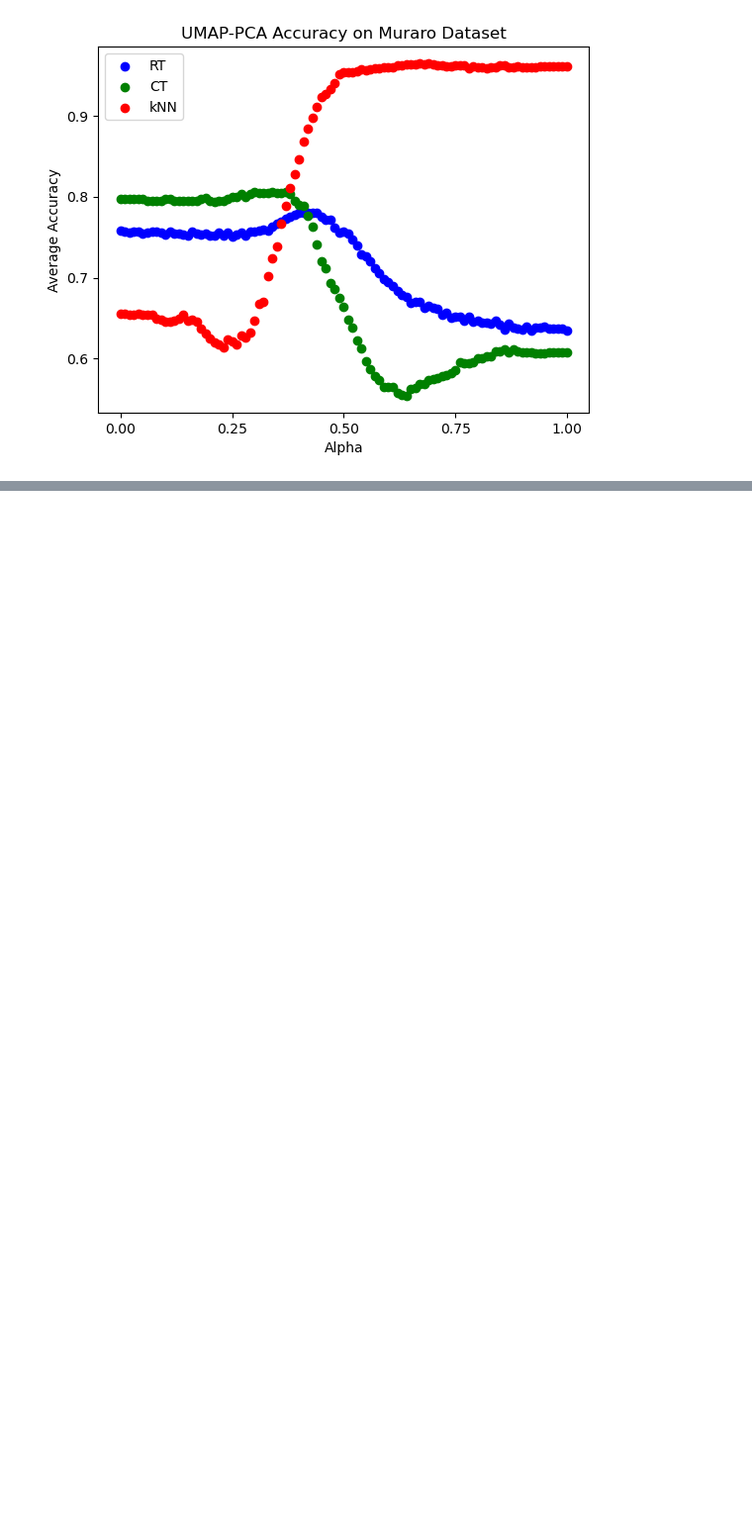
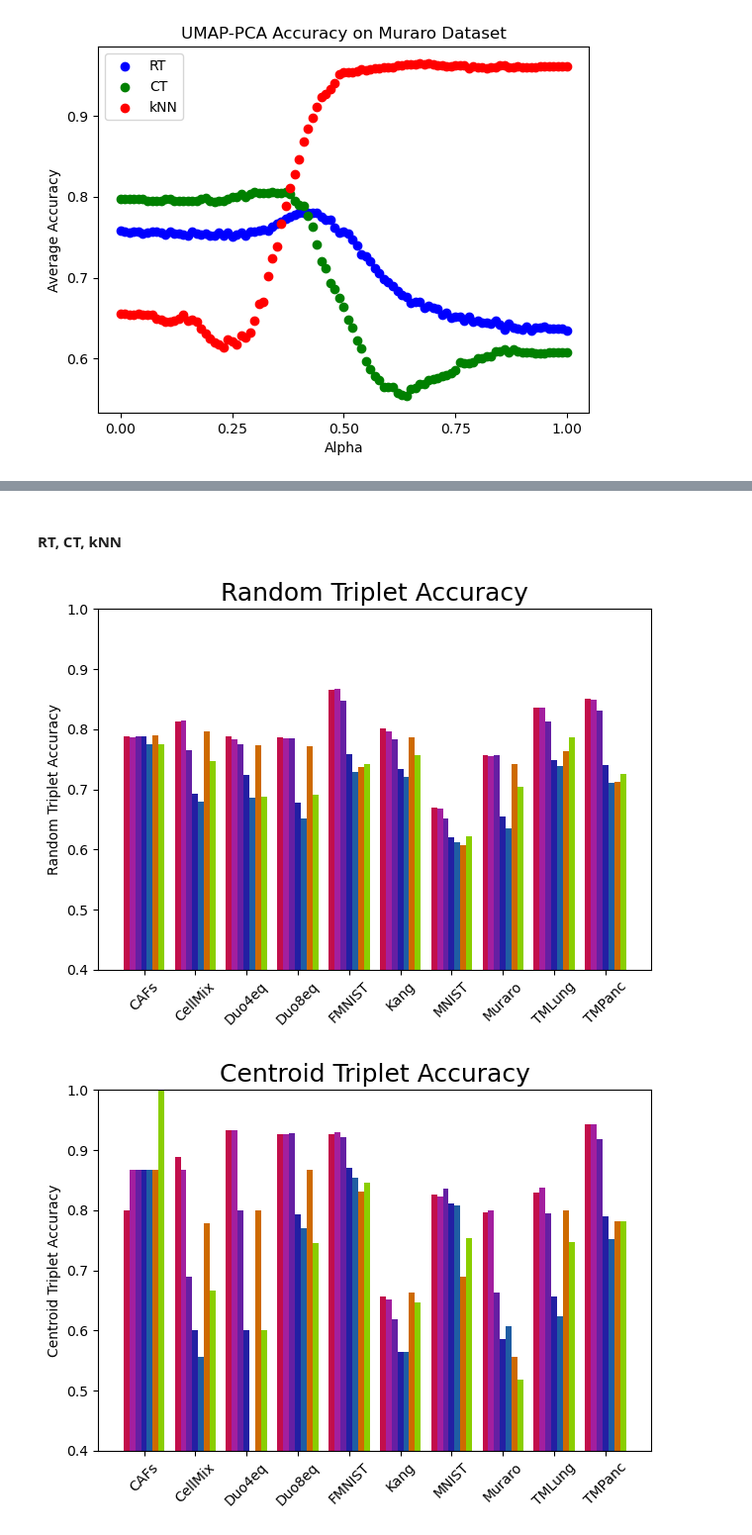
Before and after one commit to corinne-ort/drpaper25, a Jupyter notebook: sick_plots.ipynb, the cells around one changed output, grey strips where cells are left out. Shown at 99% size. Drawn from its saved outputs; the diff is of its cells as text; code cells hidden in the pictures; blank space fills up the shorter version.

```diff
--- a/sick_plots.ipynb
+++ b/sick_plots.ipynb
@@ -94,0 +119,42 @@ plt.show()
+# %% [markdown]
+#### RT, CT, kNN ####
+# %%
+datasets = metrics_df['dataset'].unique()
+algs = metrics_df['algorithm'].unique()
+
+metric_titles = {'rt': 'Random Triplet Accuracy', 'centr': 'Centroid Triplet Accuracy', 'knn': 'kNN Accuracy'}
+
+bar_width = 0.8 / len(algs)
+
+
+metrics = ['rt', 'centr', 'knn']
+
+for metric in metrics:
+    # Create a new figure
+    fig, ax = plt.subplots()
+
+    met_df = metrics_df[['dataset', 'algorithm', metric]]
+    # loop through algs
+    for i, alg in enumerate(algs):
+        #alg_data = metrics_df[metrics_df['algorithm'] == alg]
+        alg_data = met_df[met_df['algorithm'] == alg]
+
+        # Position the bars on the x-axis
+        x_positions = np.arange(len(datasets)) + i * bar_width - (len(algs) - 1) * bar_width / 2
+
+        # plot bars
+        ax.bar(x_positions, alg_data[metric].values, width=bar_width, color=color_map[alg], label=alg_titles[alg])
+
+    plt.title(metric_titles[metric],fontsize=18)
+    plt.ylabel(metric_titles[metric])
+
+    # Set x-ticks to correspond to dataset names
+    ax.set_xticks(np.arange(len(datasets)))
+    ax.set_xticklabels(datasets, rotation=45)
+
+    plt.ylim(0.4,1)
+    plt.tight_layout()
+    plt.show()
+# %% [output]
+[figure, added]
+[figure, added]
```
Also changed, not shown: parts of 10 cells of this notebook, 1 other file.
